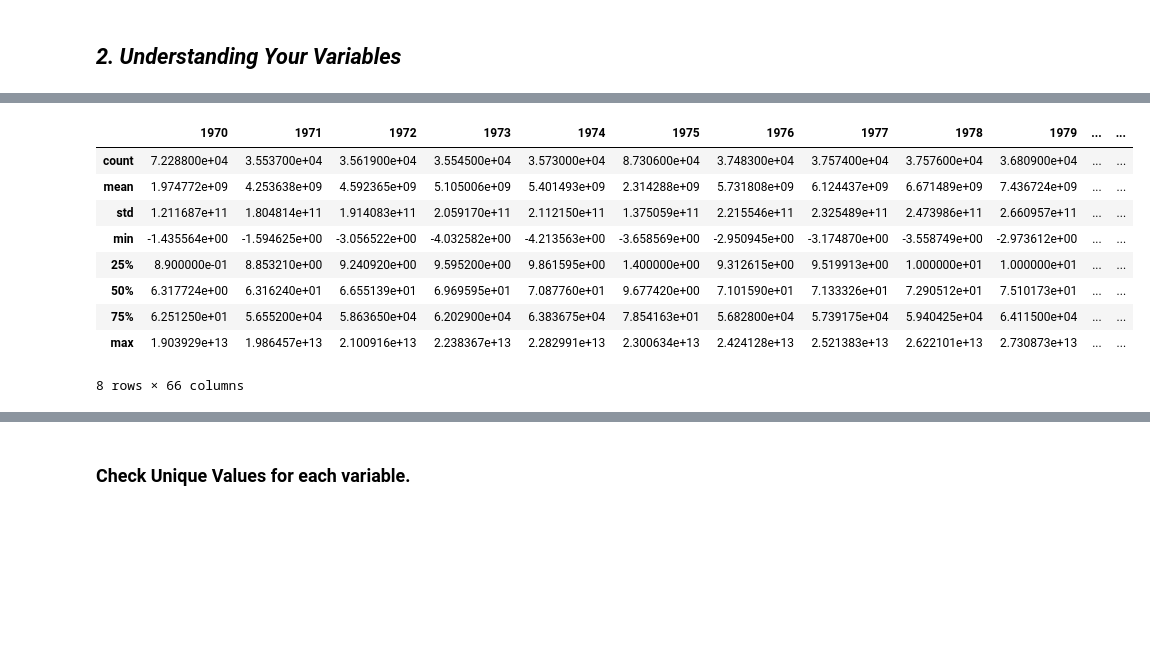
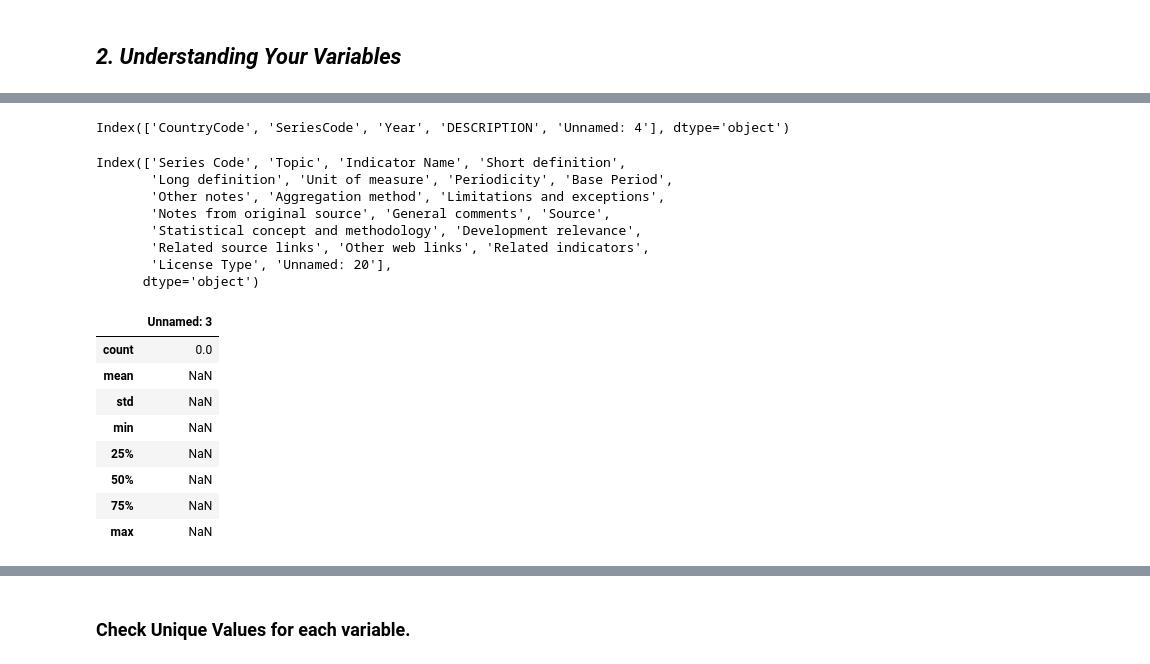
Before and after one commit to Ankita-chouhan-github/EDA-Capstone-project, a Jupyter notebook: Ankita_||_EDA_Capstone_project_(World_Bank_Global_Education_Analysis).ipynb, the cells around one changed output, grey strips where cells are left out. Saved outputs shown, nothing was run; the diff lists cells and outputs as text; code cells hidden in the pictures; blank space fills up the shorter version.

```diff
--- a/Ankita_||_EDA_Capstone_project_(World_Bank_Global_Education_Analysis).ipynb
+++ b/Ankita_||_EDA_Capstone_project_(World_Bank_Global_Education_Analysis).ipynb
@@ -547,14 +546,28 @@ Index(['Country Name', 'Country Code', 'Indicator Name', 'Indicator Code',
+# %%
+ed_stats_footnote.columns
+# %% [output]
+Index(['CountryCode', 'SeriesCode', 'Year', 'DESCRIPTION', 'Unnamed: 4'], dtype='object')
+# %%
+ed_stats_Series.columns
+# %% [output]
+Index(['Series Code', 'Topic', 'Indicator Name', 'Short definition',
+       'Long definition', 'Unit of measure', 'Periodicity', 'Base Period',
+       'Other notes', 'Aggregation method', 'Limitations and exceptions',
+       'Notes from original source', 'General comments', 'Source',
+       'Statistical concept and methodology', 'Development relevance',
+       'Related source links', 'Other web links', 'Related indicators',
+       'License Type', 'Unnamed: 20'],
+      dtype='object')
 # %%
 # Dataset Describe
-ed_stats_data.describe()
+ed_stats_country_series_df.describe()
 # %% [output]
-|  | 1970 | 1971 | 1972 | 1973 | 1974 | 1975 | 1976 | 1977 | 1978 | 1979 | ... | ... |
-| count | 7.228800e+04 | 3.553700e+04 | 3.561900e+04 | 3.554500e+04 | 3.573000e+04 | 8.730600e+04 | 3.748300e+04 | 3.757400e+04 | 3.757600e+04 | 3.680900e+04 | ... | ... |
-| mean | 1.974772e+09 | 4.253638e+09 | 4.592365e+09 | 5.105006e+09 | 5.401493e+09 | 2.314288e+09 | 5.731808e+09 | 6.124437e+09 | 6.671489e+09 | 7.436724e+09 | ... | ... |
-| std | 1.211687e+11 | 1.804814e+11 | 1.914083e+11 | 2.059170e+11 | 2.112150e+11 | 1.375059e+11 | 2.215546e+11 | 2.325489e+11 | 2.473986e+11 | 2.660957e+11 | ... | ... |
-| min | -1.435564e+00 | -1.594625e+00 | -3.056522e+00 | -4.032582e+00 | -4.213563e+00 | -3.658569e+00 | -2.950945e+00 | -3.174870e+00 | -3.558749e+00 | -2.973612e+00 | ... | ... |
-| 25% | 8.900000e-01 | 8.853210e+00 | 9.240920e+00 | 9.595200e+00 | 9.861595e+00 | 1.400000e+00 | 9.312615e+00 | 9.519913e+00 | 1.000000e+01 | 1.000000e+01 | ... | ... |
-| 50% | 6.317724e+00 | 6.316240e+01 | 6.655139e+01 | 6.969595e+01 | 7.087760e+01 | 9.677420e+00 | 7.101590e+01 | 7.133326e+01 | 7.290512e+01 | 7.510173e+01 | ... | ... |
-| 75% | 6.251250e+01 | 5.655200e+04 | 5.863650e+04 | 6.202900e+04 | 6.383675e+04 | 7.854163e+01 | 5.682800e+04 | 5.739175e+04 | 5.940425e+04 | 6.411500e+04 | ... | ... |
-| max | 1.903929e+13 | 1.986457e+13 | 2.100916e+13 | 2.238367e+13 | 2.282991e+13 | 2.300634e+13 | 2.424128e+13 | 2.521383e+13 | 2.622101e+13 | 2.730873e+13 | ... | ... |
+|  | Unnamed: 3 |
+| count | 0.0 |
+| mean | NaN |
+| std | NaN |
+| min | NaN |
+| 25% | NaN |
+| 50% | NaN |
+| 75% | NaN |
+| max | NaN |
-8 rows × 66 columns
```
Also changed, not shown: parts of 36 cells of this notebook.
